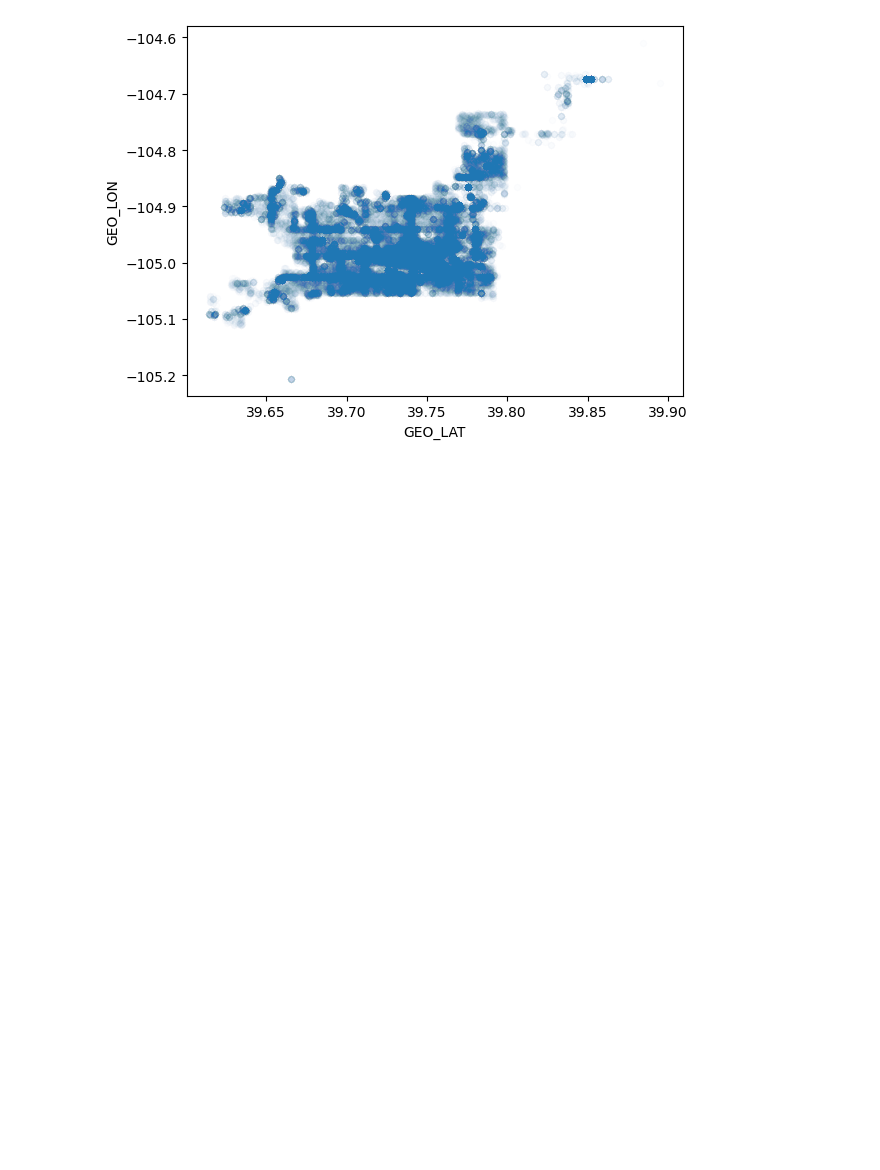
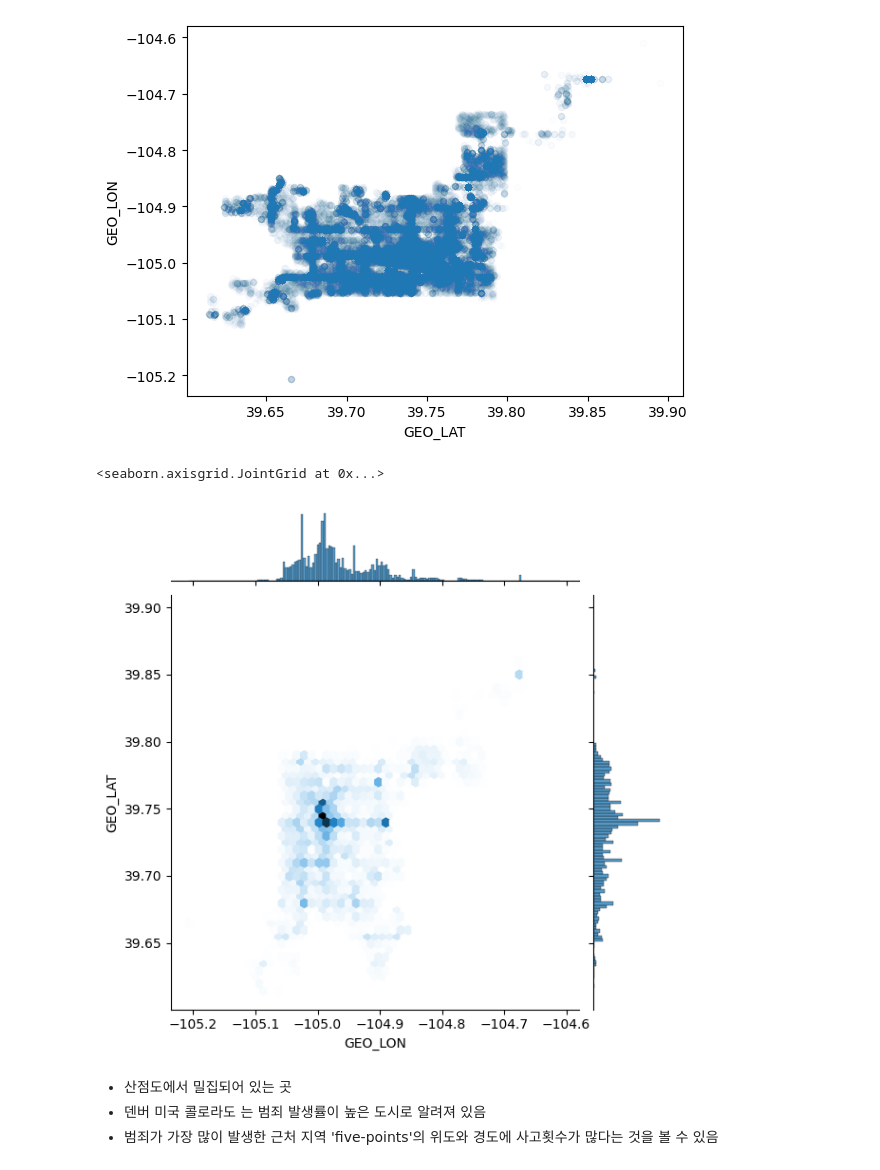
Before and after one commit to ha-es/doit_python, a Jupyter notebook: BDA/하은서73_0521_필수2.ipynb, the cells around one changed output. Saved outputs shown, nothing was run; the diff lists cells and outputs as text; code cells hidden in the pictures; blank space fills up the shorter version.

```diff
--- a/BDA/하은서73_0521_필수2.ipynb
+++ b/BDA/하은서73_0521_필수2.ipynb
@@ -349,0 +347,10 @@ dt[['GEO_LON','GEO_LAT']].plot.scatter(x='GEO_LAT', y='GEO_LON', alpha=0.01)
+# %%
+
+sns.jointplot(data=dt, x='GEO_LON', y='GEO_LAT', kind='hex')
+# %% [output]
+<seaborn.axisgrid.JointGrid at 0x...>
+[figure, added]
+# %% [markdown]
+- 산점도에서 밀집되어 있는 곳
+- 덴버 미국 콜로라도 는 범죄 발생률이 높은 도시로 알려져 있음
+- 범죄가 가장 많이 발생한 근처 지역 'five-points'의 위도와 경도에 사고횟수가 많다는 것을 볼 수 있음
```
Also changed, not shown: parts of 1 cell of this notebook, 2 other files.
